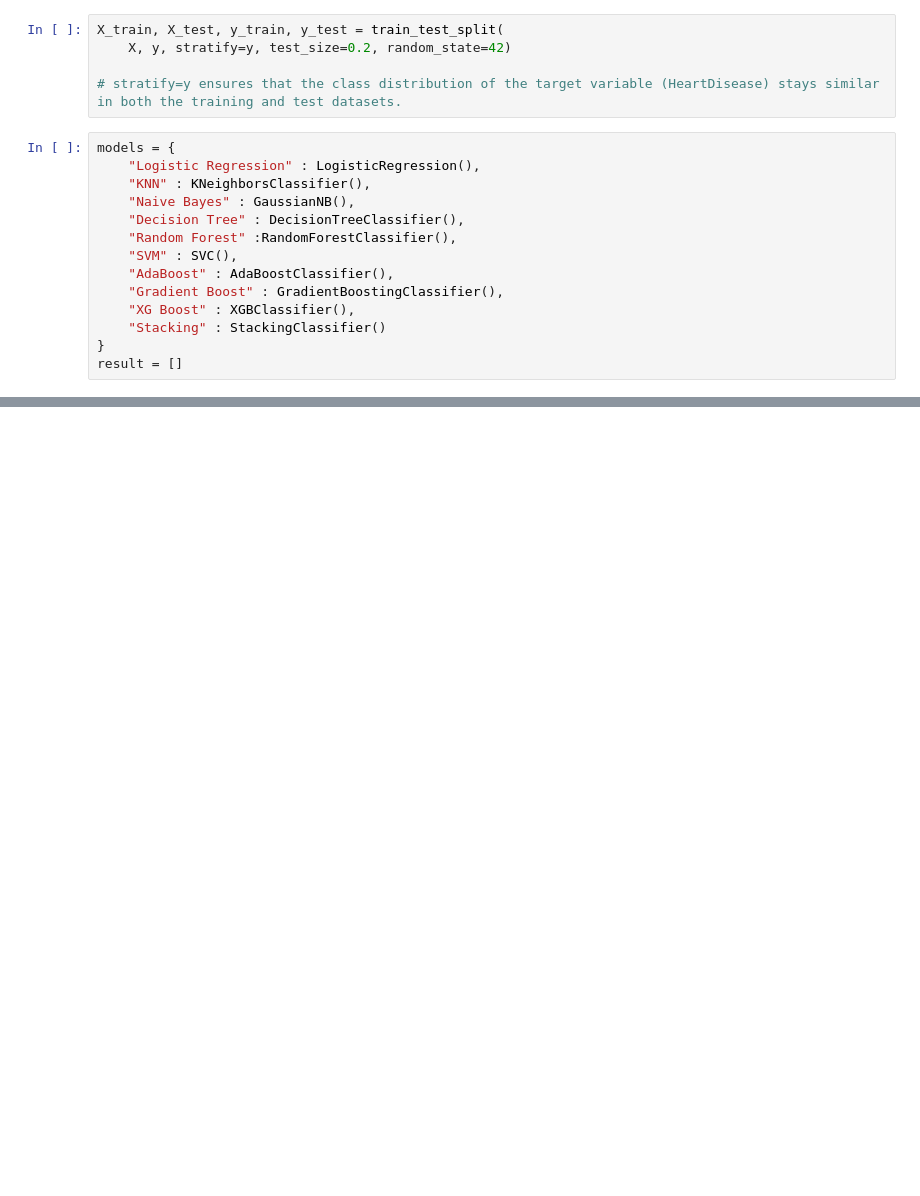
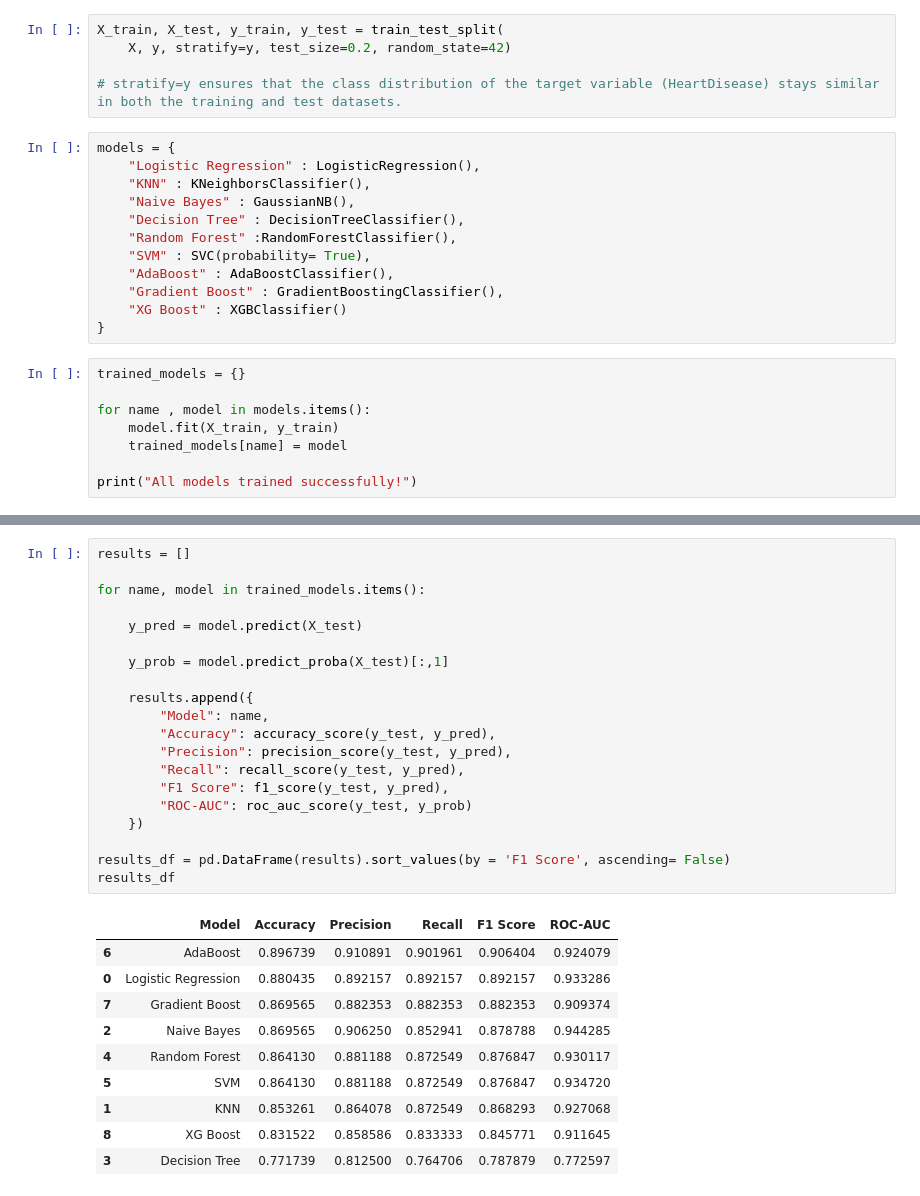
Before and after one commit to ashutoshkashyap04/Heart-disease-prediction, a Jupyter notebook: heart.ipynb, the cells around one changed output, grey strips where cells are left out. Saved outputs shown, nothing was run; the diff lists cells and outputs as text; blank space fills up the shorter version.

Commit message:
Model training and initial model evaluation

```diff
--- a/heart.ipynb
+++ b/heart.ipynb
@@ -265,10 +265,16 @@ models = {
     "Naive Bayes" : GaussianNB(),
     "Decision Tree" : DecisionTreeClassifier(),
     "Random Forest" :RandomForestClassifier(),
-    "SVM" : SVC(),
+    "SVM" : SVC(probability= True),
     "AdaBoost" : AdaBoostClassifier(),
     "Gradient Boost" : GradientBoostingClassifier(),
-    "XG Boost" : XGBClassifier(),
-    "Stacking" : StackingClassifier()
+    "XG Boost" : XGBClassifier()
 }
-result = []
+# %%
+trained_models = {}
+
+for name , model in models.items():
+    model.fit(X_train, y_train)
+    trained_models[name] = model
+
+print("All models trained successfully!")
@@ -284,3 +292,34 @@ from sklearn.metrics import (
     confusion_matrix,
     classification_report
 )
+# %%
+results = []
+
+for name, model in trained_models.items():
+
+    y_pred = model.predict(X_test)
+
+    y_prob = model.predict_proba(X_test)[:,1]
+
+    results.append({
+        "Model": name,
+        "Accuracy": accuracy_score(y_test, y_pred),
+        "Precision": precision_score(y_test, y_pred),
+        "Recall": recall_score(y_test, y_pred),
+        "F1 Score": f1_score(y_test, y_pred),
+        "ROC-AUC": roc_auc_score(y_test, y_prob)
+    })
+
+results_df = pd.DataFrame(results).sort_values(by = 'F1 Score', ascending= False)
+results_df
+# %% [output]
+|  | Model | Accuracy | Precision | Recall | F1 Score | ROC-AUC |
+| 6 | AdaBoost | 0.896739 | 0.910891 | 0.901961 | 0.906404 | 0.924079 |
+| 0 | Logistic Regression | 0.880435 | 0.892157 | 0.892157 | 0.892157 | 0.933286 |
+| 7 | Gradient Boost | 0.869565 | 0.882353 | 0.882353 | 0.882353 | 0.909374 |
+| 2 | Naive Bayes | 0.869565 | 0.906250 | 0.852941 | 0.878788 | 0.944285 |
+| 4 | Random Forest | 0.864130 | 0.881188 | 0.872549 | 0.876847 | 0.930117 |
+| 5 | SVM | 0.864130 | 0.881188 | 0.872549 | 0.876847 | 0.934720 |
+| 1 | KNN | 0.853261 | 0.864078 | 0.872549 | 0.868293 | 0.927068 |
+| 8 | XG Boost | 0.831522 | 0.858586 | 0.833333 | 0.845771 | 0.911645 |
+| 3 | Decision Tree | 0.771739 | 0.812500 | 0.764706 | 0.787879 | 0.772597 |
```
Also changed, not shown: parts of 15 cells of this notebook.
